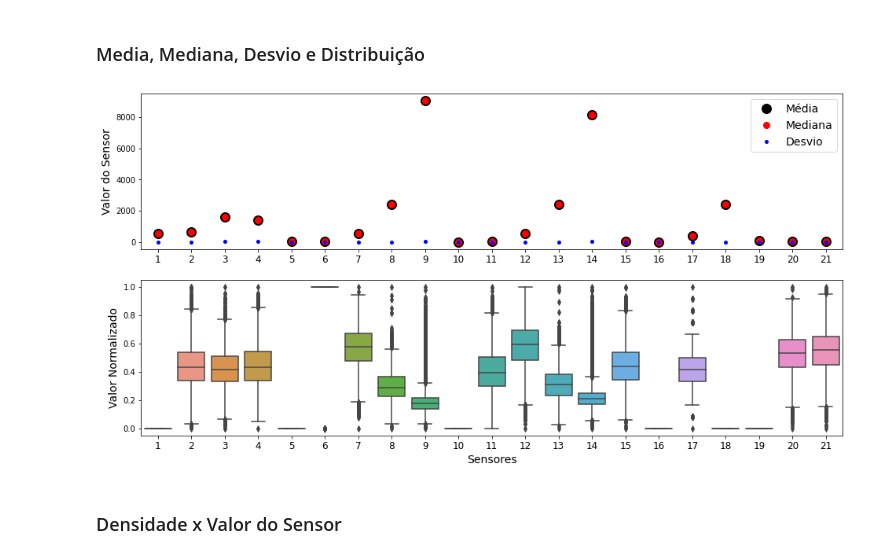
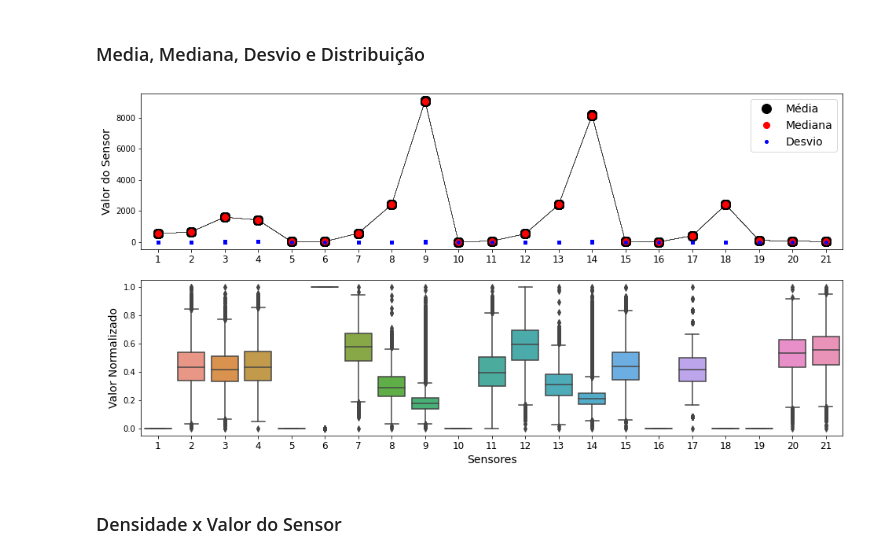
Before and after one commit to lucas-fpaiva/estatistica_pes, a Jupyter notebook: exploratory-m1.ipynb, the cells around one changed output. Cells and saved outputs as stored; diff of their text form; code cells hidden in the pictures.

```diff
--- a/exploratory-m1.ipynb
+++ b/exploratory-m1.ipynb
@@ -138,22 +138,24 @@ See the caveats in the documentation: https://pandas.pydata.org/pandas-docs/stab
 ### Media, Mediana, Desvio e Distribuição
 # %%
 fig, axes = plt.subplots(2, 1,figsize = (16,8));
-axes[0].plot(train_data[train_data.columns[1:-1].to_list()].mean(), "ok", linewidth= 3, markersize=12);
-axes[0].plot(train_data[train_data.columns[1:-1].to_list()].median(), "or", linewidth= 3, markersize=8);
-axes[0].plot(train_data[train_data.columns[1:-1].to_list()].std(), "ob", linewidth= 3, markersize=4);
+for i in range(1,101):
+    axes[0].plot(train_data[train_data.id==i][train_data.columns[1:-1].to_list()].mean(), "-ok", linewidth= 0.01, markersize=12);
+    axes[0].plot(train_data[train_data.id==i][train_data.columns[1:-1].to_list()].median(), "or", linewidth= 0.05, markersize=8);
+    axes[0].plot(train_data[train_data.id==i][train_data.columns[1:-1].to_list()].std(), "ob", linewidth=3, markersize=4);
 
 axes[0].legend(["Média", "Mediana", "Desvio"], loc="upper right", fontsize=14);
 axes[0].set_xticklabels(labels = range(1,22), fontsize = 12);
 axes[0].set_xlim(-0.5,20.5);
+# axes[0].set_ylim(-0.5,10);
 axes[0].set_ylabel("Valor do Sensor", fontsize=14);
 
 sns.boxplot(ax = axes[1], x = "sensor", y = "sensor_value", data = new_data);
 axes[1].set_xlim(-0.5,20.5);
 axes[1].set_xlabel("Sensores", fontsize=14);
 axes[1].set_ylabel("Valor Normalizado", fontsize=14);
 axes[1].set_xticklabels(labels = range(1,22), fontsize = 12);
 # %% [output]
-[figure, old version]
+[figure, new version]
 # %% [markdown]
 ### Densidade x Valor do Sensor
 # %%
```
Also changed, not shown: parts of 9 cells of this notebook.
